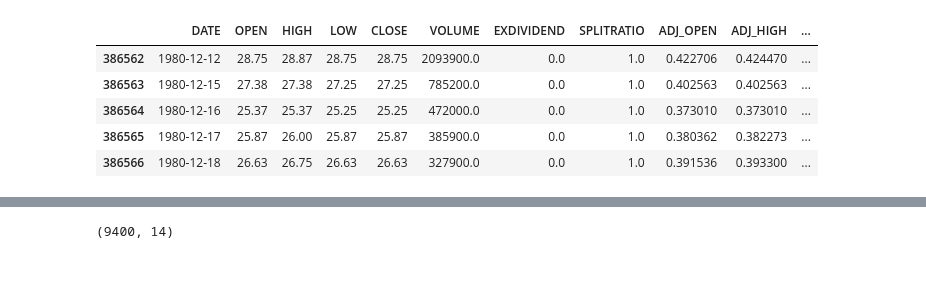
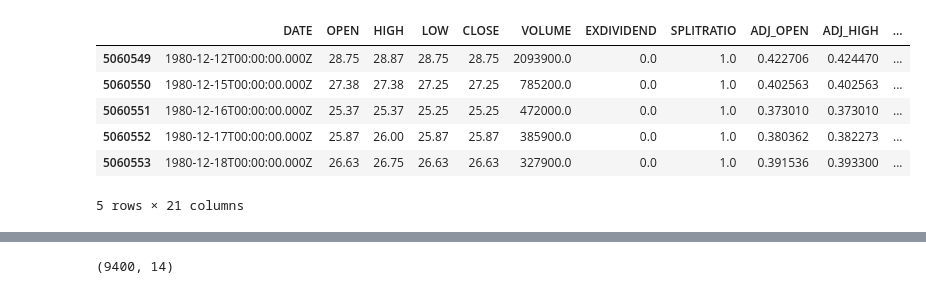
Before and after one commit to TFM-UAH/uah, a Jupyter notebook: ml/lstm/LSTM APPLE AHEAD.ipynb, the cells around one changed output, grey strips where cells are left out. Saved outputs shown, nothing was run; the diff lists cells and outputs as text; code cells hidden in the pictures.

```diff
--- a/ml/lstm/LSTM APPLE AHEAD.ipynb
+++ b/ml/lstm/LSTM APPLE AHEAD.ipynb
@@ -1,36 +1,41 @@
 # %%
 #import packages
 import pandas as pd
 import numpy as np
 import os
 
 #to plot within notebook
 import matplotlib.pyplot as plt
 %matplotlib inline
 
 #setting figure size
 from matplotlib.pylab import rcParams
 rcParams['figure.figsize'] = 20,10
 
 #for normalizing data
 from sklearn.preprocessing import MinMaxScaler
 scaler = MinMaxScaler(feature_range=(0, 1))
 
 #read the file
 INPUT_PATH = os.path.join(os.getcwd())
 OUTPUT_PATH = os.path.join(os.getcwd())
-df_ge = pd.read_csv(os.path.join(INPUT_PATH, "data_precios.csv"), engine='python')
-appl=df_ge[df_ge['SYMBOL']=='AAPL']
+#df_ge = pd.read_csv(os.path.join(INPUT_PATH, "data_precios.csv"), engine='python')
+#appl=df_ge[df_ge['SYMBOL']=='AAPL']
+
+df_train = pd.read_feather("/home/benayas/datasets/lstm/train/train.feather")
+appl=df_train[df_train['SYMBOL']=='AAPL']
+
 
 #print the head
 appl.head()
 # %% [output]
 |  | DATE | OPEN | HIGH | LOW | CLOSE | VOLUME | EXDIVIDEND | SPLITRATIO | ADJ_OPEN | ADJ_HIGH | ... |
-| 386562 | 1980-12-12 | 28.75 | 28.87 | 28.75 | 28.75 | 2093900.0 | 0.0 | 1.0 | 0.422706 | 0.424470 | ... |
-| 386563 | 1980-12-15 | 27.38 | 27.38 | 27.25 | 27.25 | 785200.0 | 0.0 | 1.0 | 0.402563 | 0.402563 | ... |
-| 386564 | 1980-12-16 | 25.37 | 25.37 | 25.25 | 25.25 | 472000.0 | 0.0 | 1.0 | 0.373010 | 0.373010 | ... |
-| 386565 | 1980-12-17 | 25.87 | 26.00 | 25.87 | 25.87 | 385900.0 | 0.0 | 1.0 | 0.380362 | 0.382273 | ... |
-| 386566 | 1980-12-18 | 26.63 | 26.75 | 26.63 | 26.63 | 327900.0 | 0.0 | 1.0 | 0.391536 | 0.393300 | ... |
+| 5060549 | 1980-12-12T00:00:00.000Z | 28.75 | 28.87 | 28.75 | 28.75 | 2093900.0 | 0.0 | 1.0 | 0.422706 | 0.424470 | ... |
+| 5060550 | 1980-12-15T00:00:00.000Z | 27.38 | 27.38 | 27.25 | 27.25 | 785200.0 | 0.0 | 1.0 | 0.402563 | 0.402563 | ... |
+| 5060551 | 1980-12-16T00:00:00.000Z | 25.37 | 25.37 | 25.25 | 25.25 | 472000.0 | 0.0 | 1.0 | 0.373010 | 0.373010 | ... |
+| 5060552 | 1980-12-17T00:00:00.000Z | 25.87 | 26.00 | 25.87 | 25.87 | 385900.0 | 0.0 | 1.0 | 0.380362 | 0.382273 | ... |
+| 5060553 | 1980-12-18T00:00:00.000Z | 26.63 | 26.75 | 26.63 | 26.63 | 327900.0 | 0.0 | 1.0 | 0.391536 | 0.393300 | ... |
+5 rows × 21 columns
 # %%
 #setting index as date
 appl['DATE'] = pd.to_datetime(appl.DATE,format='%Y-%m-%d')
```
Also changed, not shown: parts of 3 cells of this notebook.
